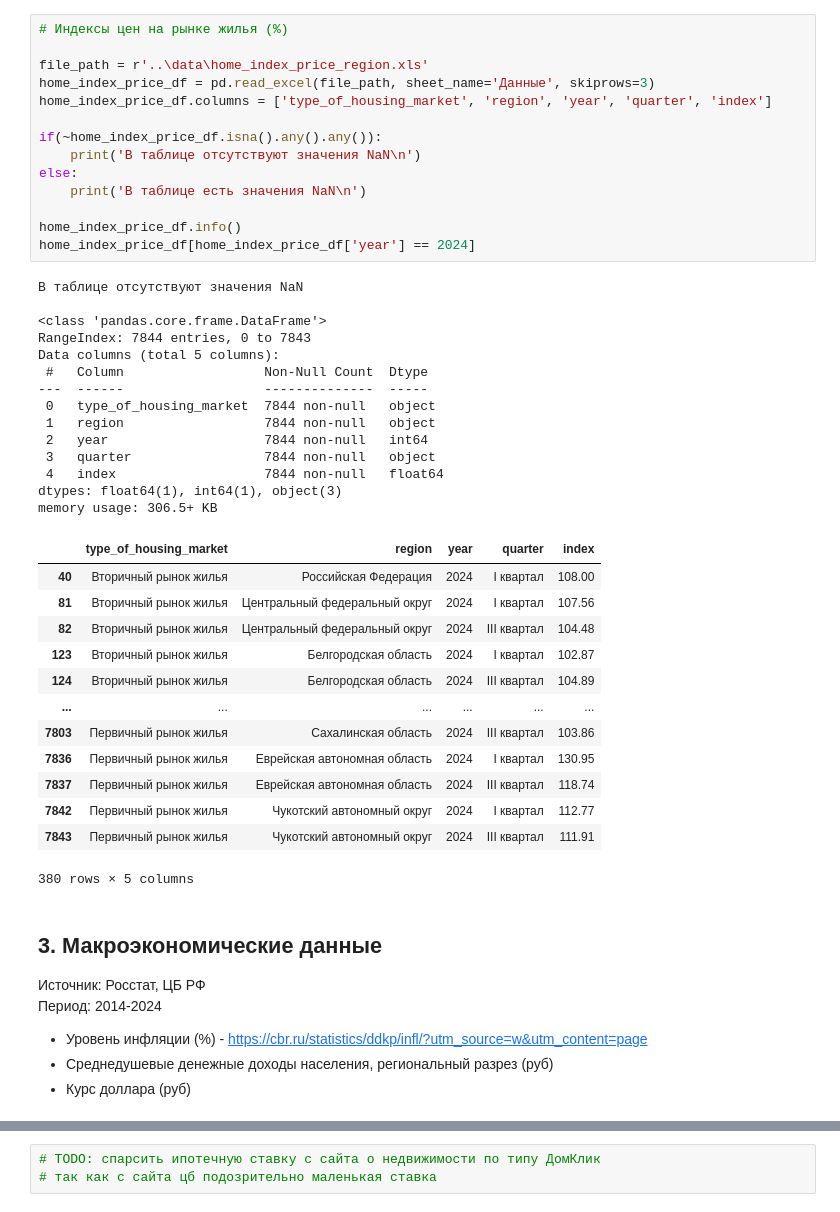
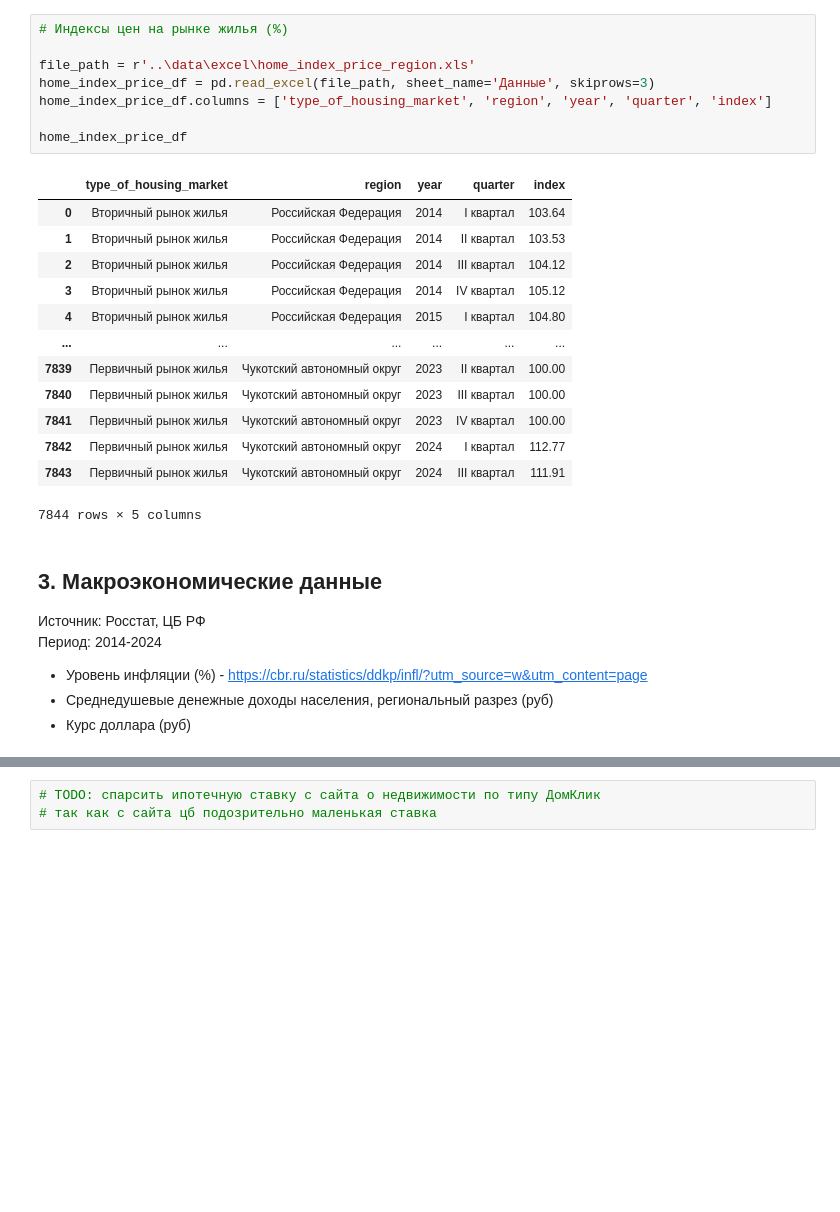
Before and after one commit to widenhrzns/py_da-project, a Jupyter notebook: notebooks/data_collection.ipynb, the cells around one changed output, grey strips where cells are left out. Saved outputs shown, nothing was run; the diff lists cells and outputs as text; blank space fills up the shorter version.

```diff
--- a/notebooks/data_collection.ipynb
+++ b/notebooks/data_collection.ipynb
@@ -299,47 +191,27 @@ memory usage: 314.0+ KB
 # %%
 # Индексы цен на рынке жилья (%)
 
-file_path = r'..\data\home_index_price_region.xls'
+file_path = r'..\data\excel\home_index_price_region.xls'
 home_index_price_df = pd.read_excel(file_path, sheet_name='Данные', skiprows=3)
 home_index_price_df.columns = ['type_of_housing_market', 'region', 'year', 'quarter', 'index']
 
-if(~home_index_price_df.isna().any().any()):
-    print('В таблице отсутствуют значения NaN\n')
-else:
-    print('В таблице есть значения NaN\n')
-
-home_index_price_df.info()
-home_index_price_df[home_index_price_df['year'] == 2024]
+home_index_price_df
 # %% [output]
+|  | type_of_housing_market | region | year | quarter | index |
+| 0 | Вторичный рынок жилья | Российская Федерация | 2014 | I квартал | 103.64 |
+| 1 | Вторичный рынок жилья | Российская Федерация | 2014 | II квартал | 103.53 |
+| 2 | Вторичный рынок жилья | Российская Федерация | 2014 | III квартал | 104.12 |
+| 3 | Вторичный рынок жилья | Российская Федерация | 2014 | IV квартал | 105.12 |
+| 4 | Вторичный рынок жилья | Российская Федерация | 2015 | I квартал | 104.80 |
+| ... | ... | ... | ... | ... | ... |
+| 7839 | Первичный рынок жилья | Чукотский автономный округ | 2023 | II квартал | 100.00 |
+| 7840 | Первичный рынок жилья | Чукотский автономный округ | 2023 | III квартал | 100.00 |
+| 7841 | Первичный рынок жилья | Чукотский автономный округ | 2023 | IV квартал | 100.00 |
+| 7842 | Первичный рынок жилья | Чукотский автономный округ | 2024 | I квартал | 112.77 |
+| 7843 | Первичный рынок жилья | Чукотский автономный округ | 2024 | III квартал | 111.91 |
-В таблице отсутствуют значения NaN
-
-<class 'pandas.core.frame.DataFrame'>
-RangeIndex: 7844 entries, 0 to 7843
-Data columns (total 5 columns):
- #   Column                  Non-Null Count  Dtype
----  ------                  --------------  -----
- 0   type_of_housing_market  7844 non-null   object
- 1   region                  7844 non-null   object
- 2   year                    7844 non-null   int64
- 3   quarter                 7844 non-null   object
- 4   index                   7844 non-null   float64
-dtypes: float64(1), int64(1), object(3)
-memory usage: 306.5+ KB
+7844 rows × 5 columns
-|  | type_of_housing_market | region | year | quarter | index |
-| 40 | Вторичный рынок жилья | Российская Федерация | 2024 | I квартал | 108.00 |
-| 81 | Вторичный рынок жилья | Центральный федеральный округ | 2024 | I квартал | 107.56 |
-| 82 | Вторичный рынок жилья | Центральный федеральный округ | 2024 | III квартал | 104.48 |
-| 123 | Вторичный рынок жилья | Белгородская область | 2024 | I квартал | 102.87 |
-| 124 | Вторичный рынок жилья | Белгородская область | 2024 | III квартал | 104.89 |
-| ... | ... | ... | ... | ... | ... |
-| 7803 | Первичный рынок жилья | Сахалинская область | 2024 | III квартал | 103.86 |
-| 7836 | Первичный рынок жилья | Еврейская автономная область | 2024 | I квартал | 130.95 |
-| 7837 | Первичный рынок жилья | Еврейская автономная область | 2024 | III квартал | 118.74 |
-| 7842 | Первичный рынок жилья | Чукотский автономный округ | 2024 | I квартал | 112.77 |
-| 7843 | Первичный рынок жилья | Чукотский автономный округ | 2024 | III квартал | 111.91 |
-380 rows × 5 columns
 # %% [markdown]
-## 3. Макроэкономические данные
+## 3. Макроэкономические данные <a class="anchor" id="chapter3"></a>
 
 Источник: Росстат, ЦБ РФ
 Период: 2014-2024
```
Also changed, not shown: parts of 20 cells of this notebook, 10 other files.
